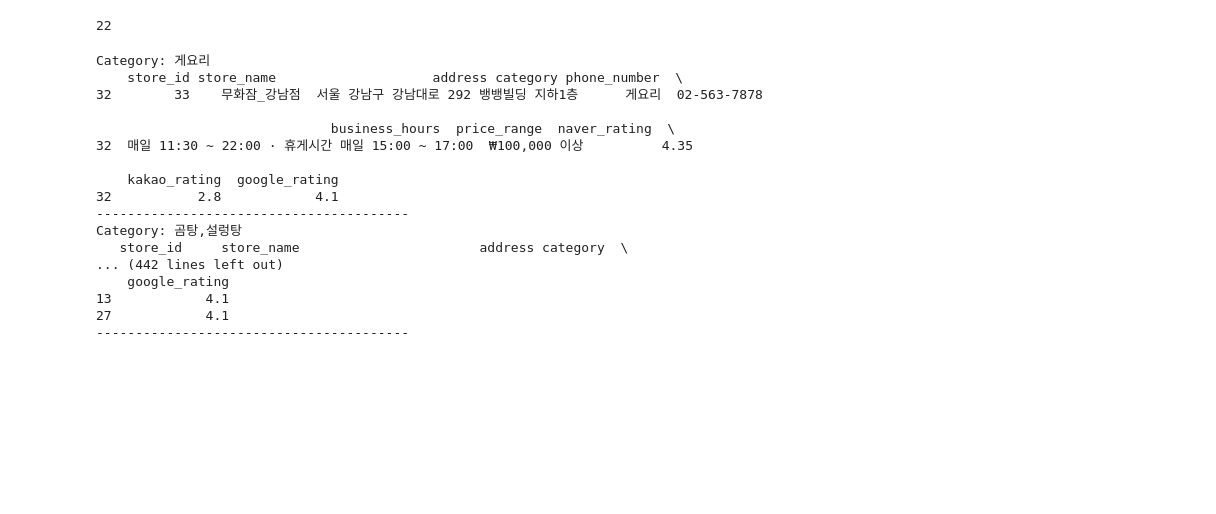
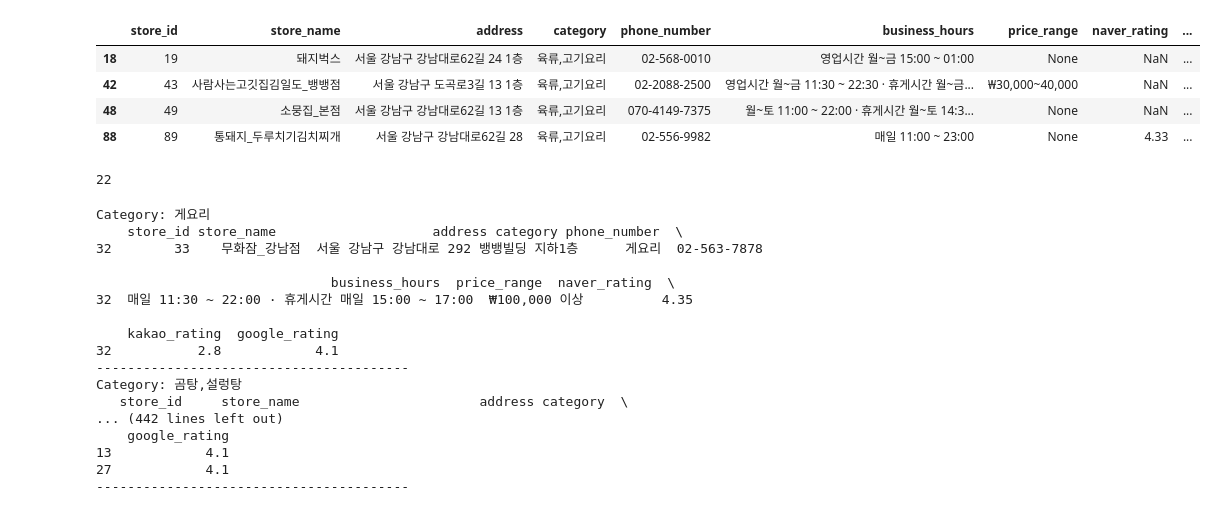
Before and after one commit to namolee/fintech_service, a Jupyter notebook: Fintech_project/데이터분석.ipynb, the cells around one changed output. Drawn from its saved outputs; the diff is of its cells as text; code cells hidden in the pictures; blank space fills up the shorter version.

Commit message:
final_project

```diff
--- a/Fintech_project/데이터분석.ipynb
+++ b/Fintech_project/데이터분석.ipynb
@@ -94,0 +98,27 @@ data
+# %%
+from sqlalchemy import create_engine
+import pandas as pd
+
+# 데이터베이스 연결 정보
+db = "mysql"
+dbtype = "pymysql"
+user = "root"
+password = "1234"
+host = "127.0.0.1"
+port = 3306
+database = "project"  # 사용할 데이터베이스 이름
+
+# SQLAlchemy 엔진 생성
+engine = create_engine(f"{db}+{dbtype}://{user}:{password}@{host}:{port}/{database}")
+conn = engine.connect()
+
+try:
+    # SQL 쿼리 실행
+    query = "SELECT * FROM stores;"  # 테이블명 변경 필요
+    data2 = pd.read_sql(query, conn)  # Pandas DataFrame으로 데이터 읽기
+
+    # 데이터 확인
+    print(data2.head())  # 데이터의 첫 5행 출력
+finally:
+    # 연결 종료
+    conn.close()
@@ -95,3 +182,11 @@ data
+# %%
+data2[data2['category']=='육류,고기요리']
+# %% [output]
+|  | store_id | store_name | address | category | phone_number | business_hours | price_range | naver_rating | ... |
+| 18 | 19 | 돼지벅스 | 서울 강남구 강남대로62길 24 1층 | 육류,고기요리 | 02-568-0010 | 영업시간 월~금 15:00 ~ 01:00 | None | NaN | ... |
+| 42 | 43 | 사람사는고깃집김일도_뱅뱅점 | 서울 강남구 도곡로3길 13 1층 | 육류,고기요리 | 02-2088-2500 | 영업시간 월~금 11:30 ~ 22:30 · 휴게시간 월~금... | ₩30,000~40,000 | NaN | ... |
+| 48 | 49 | 소뭉집_본점 | 서울 강남구 강남대로62길 13 1층 | 육류,고기요리 | 070-4149-7375 | 월~토 11:00 ~ 22:00 · 휴게시간 월~토 14:3... | None | NaN | ... |
+| 88 | 89 | 통돼지_두루치기김치찌개 | 서울 강남구 강남대로62길 28 | 육류,고기요리 | 02-556-9982 | 매일 11:00 ~ 23:00 | None | 4.33 | ... |
 # %%
 # 'price_range' 열에 값이 존재하는 행만 필터링
 filtered_data = data[data['price_range'].notnull()]
```
Also changed, not shown: parts of 7 cells of this notebook, 6 other files.
